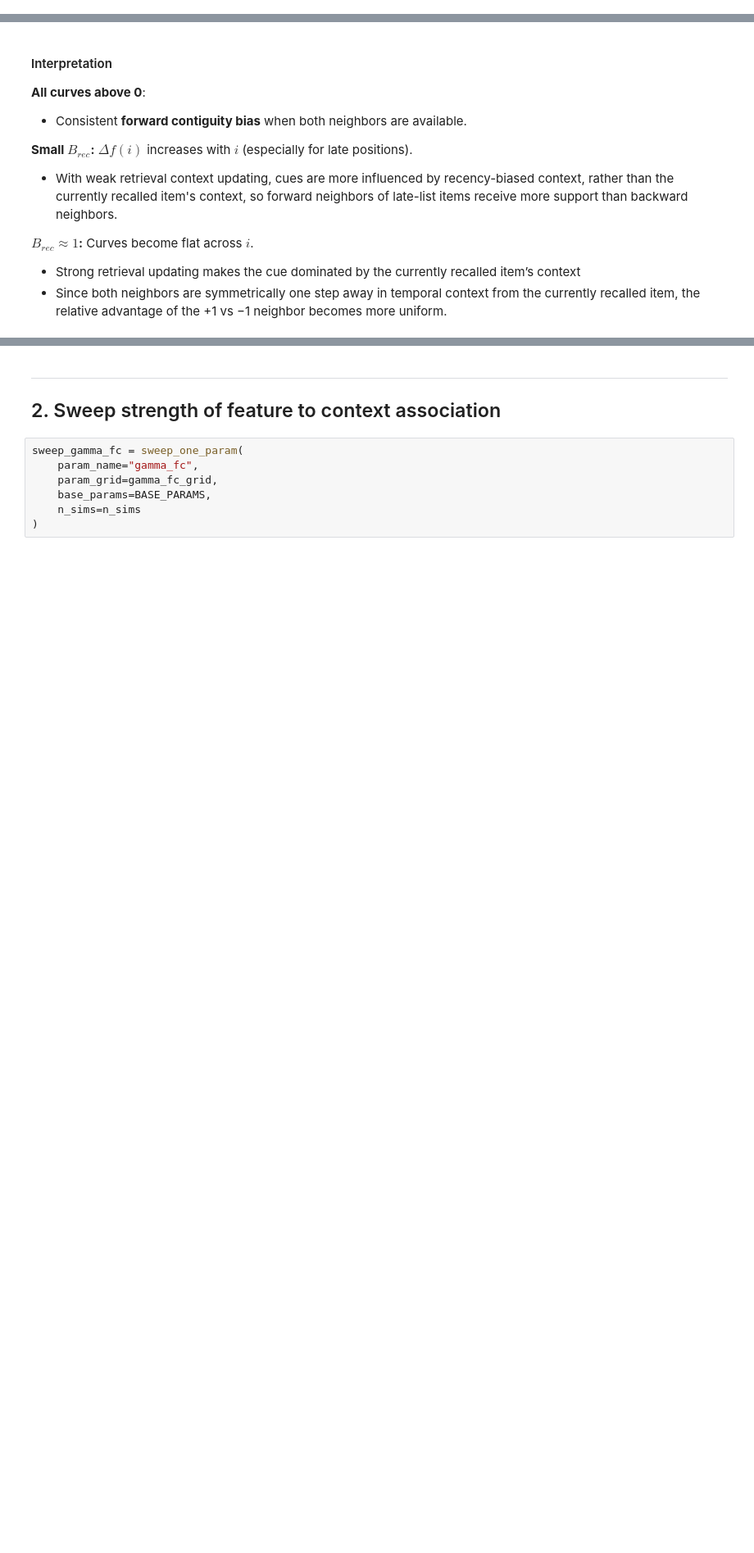
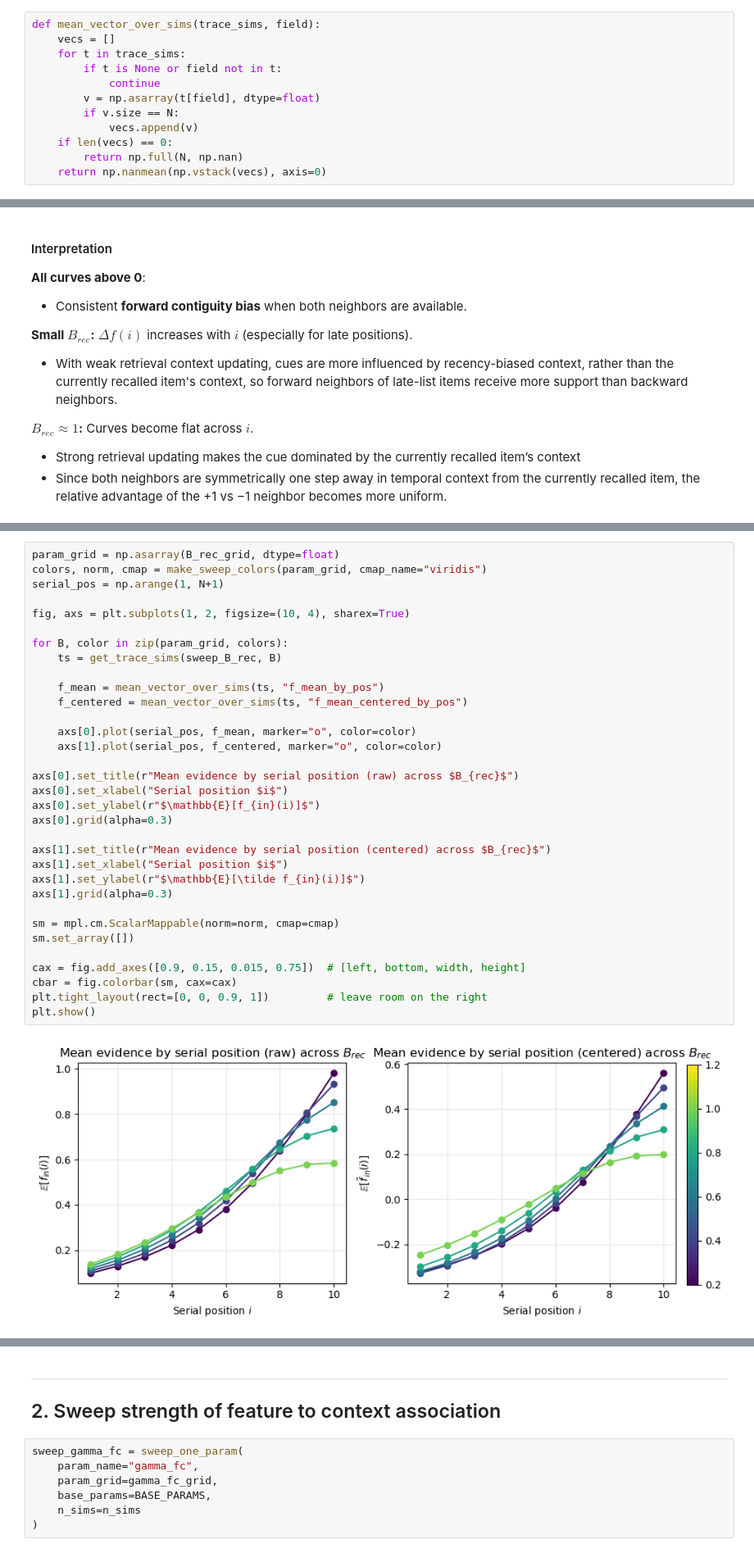
Before and after one commit to beaverjuly/PTSD_MemorySegmentation, a Jupyter notebook: external/CMR_SEM/CMR_MultiParameterSweep.ipynb, the cells around one changed output, grey strips where cells are left out. Shown at 82% size. Cells and saved outputs as stored; diff of their text form; blank space fills up the shorter version.

Commit message:
plot mean evidence across serial position

```diff
--- a/external/CMR_SEM/CMR_MultiParameterSweep.ipynb
+++ b/external/CMR_SEM/CMR_MultiParameterSweep.ipynb
@@ -717,3 +808,15 @@ def plot_neighbor_advantage_vs_param(
+# %%
+def mean_vector_over_sims(trace_sims, field):
+    vecs = []
+    for t in trace_sims:
+        if t is None or field not in t:
+            continue
+        v = np.asarray(t[field], dtype=float)
+        if v.size == N:
+            vecs.append(v)
+    if len(vecs) == 0:
+        return np.full(N, np.nan)
+    return np.nanmean(np.vstack(vecs), axis=0)
 # %% [markdown]
 ---
 ## Visualization Functions
@@ -1355,0 +1424,35 @@ plot_neighbor_advantage_vs_param(
+# %%
+param_grid = np.asarray(B_rec_grid, dtype=float)
+colors, norm, cmap = make_sweep_colors(param_grid, cmap_name="viridis")
+serial_pos = np.arange(1, N+1)
+
+fig, axs = plt.subplots(1, 2, figsize=(10, 4), sharex=True)
+
+for B, color in zip(param_grid, colors):
+    ts = get_trace_sims(sweep_B_rec, B)
+
+    f_mean = mean_vector_over_sims(ts, "f_mean_by_pos")
+    f_centered = mean_vector_over_sims(ts, "f_mean_centered_by_pos")
+
+    axs[0].plot(serial_pos, f_mean, marker="o", color=color)
+    axs[1].plot(serial_pos, f_centered, marker="o", color=color)
+
+axs[0].set_title(r"Mean evidence by serial position (raw) across $B_{rec}$")
+axs[0].set_xlabel("Serial position $i$")
+axs[0].set_ylabel(r"$\mathbb{E}[f_{in}(i)]$")
+axs[0].grid(alpha=0.3)
+
+axs[1].set_title(r"Mean evidence by serial position (centered) across $B_{rec}$")
+axs[1].set_xlabel("Serial position $i$")
+axs[1].set_ylabel(r"$\mathbb{E}[\tilde f_{in}(i)]$")
+axs[1].grid(alpha=0.3)
+
+sm = mpl.cm.ScalarMappable(norm=norm, cmap=cmap)
+sm.set_array([])
+
+cax = fig.add_axes([0.9, 0.15, 0.015, 0.75])  # [left, bottom, width, height]
+cbar = fig.colorbar(sm, cax=cax)
+plt.tight_layout(rect=[0, 0, 0.9, 1])         # leave room on the right
+plt.show()
+# %% [output]
+[figure, added]
```
Also changed, not shown: parts of 14 cells of this notebook.
